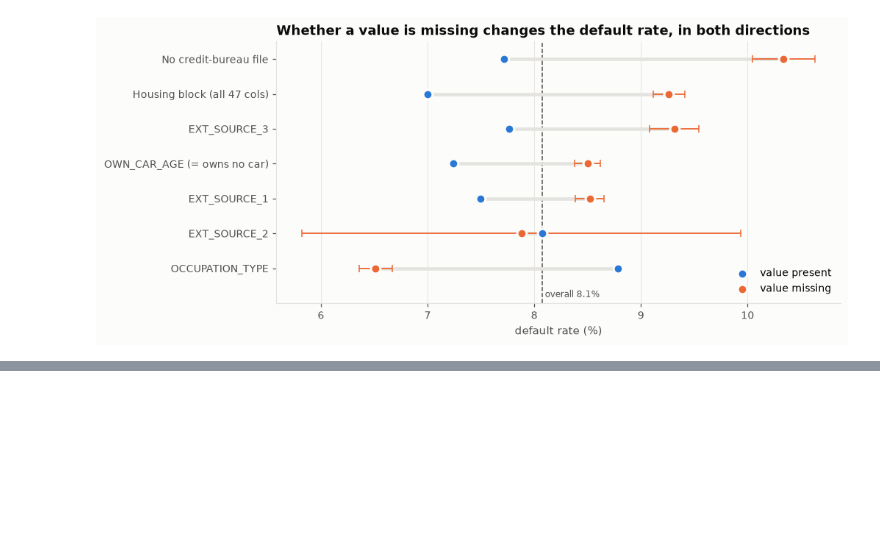
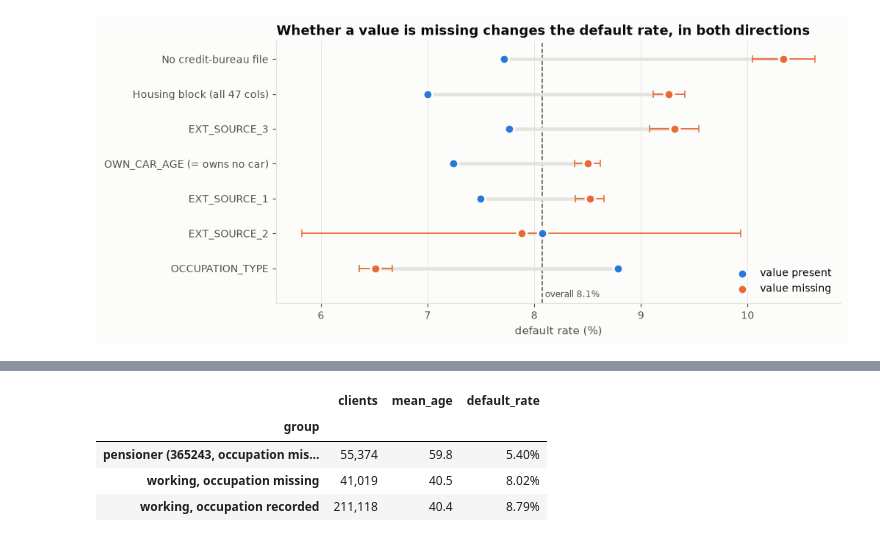
Before and after one commit to alperella00/home-credit-default-risk, a Jupyter notebook: notebooks/01_eda.ipynb, the cells around one changed output, grey strips where cells are left out. Drawn from its saved outputs; the diff is of its cells as text; code cells hidden in the pictures; blank space fills up the shorter version.

Commit message:
EDA part 3: DAYS_EMPLOYED sentinel = pensioners (confounder behind missing occupation)
Co-Authored-By: Claude Opus 5.5 <noreply@anthropic.com>

```diff
--- a/notebooks/01_eda.ipynb
+++ b/notebooks/01_eda.ipynb
@@ -240,0 +245,6 @@ plt.show()
+# %%
+is_365243 = train["DAYS_EMPLOYED"] == 365243
+occ_missing = train["OCCUPATION_TYPE"].isna()
+print(pd.crosstab(is_365243.rename("DAYS_EMPLOYED == 365243"), occ_missing.rename("occupation missing")))
+print("\nIncome type of the 365243 group:")
+print(train.loc[is_365243, "NAME_INCOME_TYPE"].value_counts().loc[lambda s: s > 0].to_string())
@@ -240,0 +261,14 @@ plt.show()
+# %%
+group = pd.Series(np.select([is_365243, occ_missing],
+                            ["pensioner (365243, occupation missing)", "working, occupation missing"],
+                            "working, occupation recorded"), index=train.index, name="group")
+(train.assign(age=-train["DAYS_BIRTH"] / 365)
+      .groupby(group)
+      .agg(clients=("TARGET", "size"), mean_age=("age", "mean"), default_rate=("TARGET", "mean"))
+      .style.format({"clients": "{:,}", "mean_age": "{:.1f}", "default_rate": "{:.2%}"}))
+# %% [output]
+|  | clients | mean_age | default_rate |
+| group |  |  |  |
+| pensioner (365243, occupation mis... | 55,374 | 59.8 | 5.40% |
+| working, occupation missing | 41,019 | 40.5 | 8.02% |
+| working, occupation recorded | 211,118 | 40.4 | 8.79% |
```
Also changed, not shown: parts of 3 cells of this notebook.
